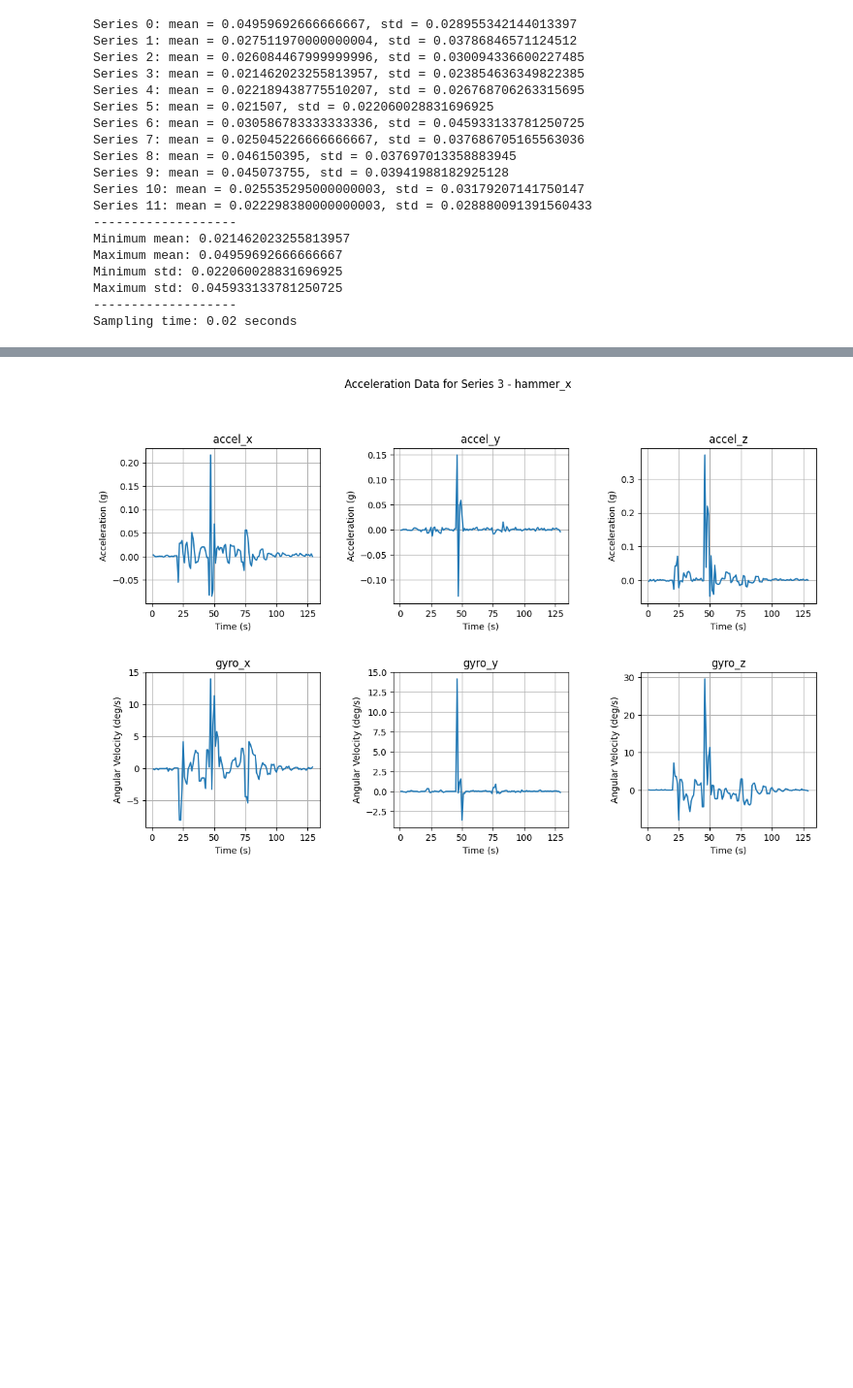
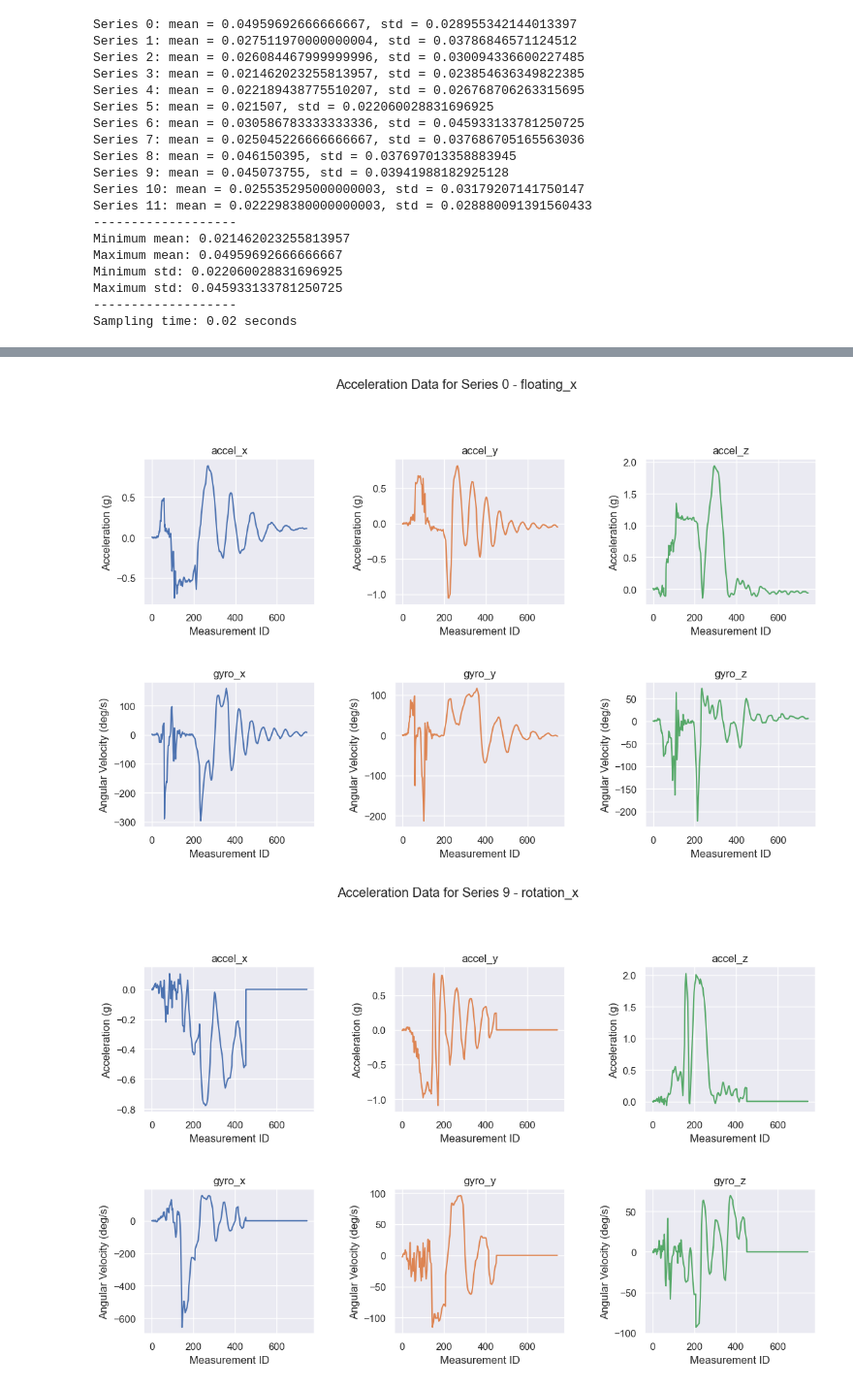
Before and after one commit to PeriniM/SmartApple-Thesis, a Jupyter notebook: data-analysis/actions_analysis.ipynb, the cells around one changed output, grey strips where cells are left out. Shown at 97% size. Cells and saved outputs as stored; diff of their text form; code cells hidden in the pictures; blank space fills up the shorter version.

Commit message:
dev: working oversample

```diff
--- a/data-analysis/actions_analysis.ipynb
+++ b/data-analysis/actions_analysis.ipynb
@@ -129,0 +248,2 @@ Sampling time: 0.02 seconds
+# %%
+oversample_data = oversample_dataset(data, sampling_time)
@@ -131,9 +267,12 @@ Sampling time: 0.02 seconds
 feature_plot = ['accel_x', 'accel_y', 'accel_z', 'gyro_x', 'gyro_y', 'gyro_z']
 
 # function to plot acceleration data for a given series
-def plot_acceleration_data(series_id):
+def plot_acceleration_data(data, action):
+
+    # Getting the series ID for the action
+    series_id = data[data['action'] == action]['series_id'].iloc[0]
     # Selecting the series
-    series_data = data_cleaned[data_cleaned['series_id'] == series_id]
+    series_data = data[data['series_id'] == series_id]
 
     # Plotting the acceleration data in a 2x3 grid
     fig, axs = plt.subplots(2, 3, figsize=(12, 8))
@@ -145,22 +284,40 @@ def plot_acceleration_data(series_id):
         row = idx // 3
         col = idx % 3
 
-        # Plotting the feature
-        axs[row, col].plot(series_data['measurement_id'], series_data[feature])
-        axs[row, col].set_title(feature)
-        axs[row, col].set_xlabel('Measurement ID')
+        color_plot = 'blue'
+
         if row == 0:
             axs[row, col].set_ylabel('Acceleration (g)')
         else:
             axs[row, col].set_ylabel('Angular Velocity (deg/s)')
+
+        if col == 0:
+            # make plot color blue
+            color_plot = 'C0'
+        elif col == 1:
+            # make plot color orange
+            color_plot = 'C1'
+        else:
+            # make plot color green
+            color_plot = 'C2'
+
+        # Plotting the feature
+        axs[row, col].plot(series_data['measurement_id'], series_data[feature], color=color_plot)
+        axs[row, col].set_title(feature)
+        axs[row, col].set_xlabel('Measurement ID')
         axs[row, col].grid(True)
+        axs[row, col].set_axisbelow(True)
 
     # Adjusting the spacing between plots
     fig.tight_layout(pad=3.0)
 
     # Show plot
     plt.show()
-# %%
-plot_acceleration_data(3)
-# %% [output]
-[figure, removed]
+# %%
+plot_acceleration_data(oversample_data, 'floating_x')
+plot_acceleration_data(oversample_data, 'rotation_x')
+plot_acceleration_data(oversample_data, 'impact_x')
+plot_acceleration_data(oversample_data, 'hammer_x')
+# %% [output]
+[figure, added]
+[figure, added]
```
Also changed, not shown: parts of 12 cells of this notebook, 1 other file.
